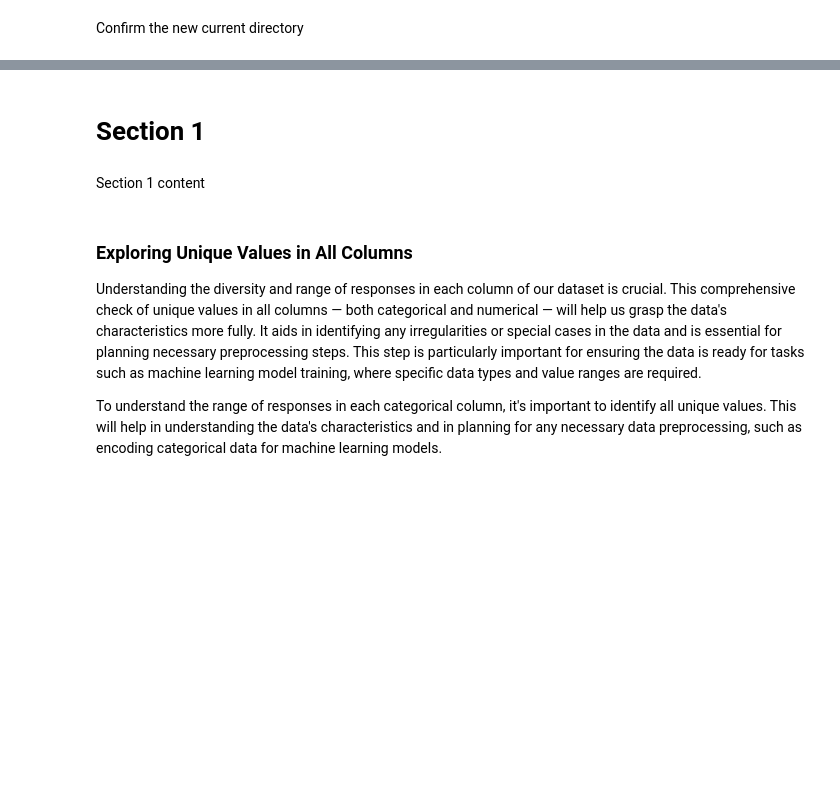
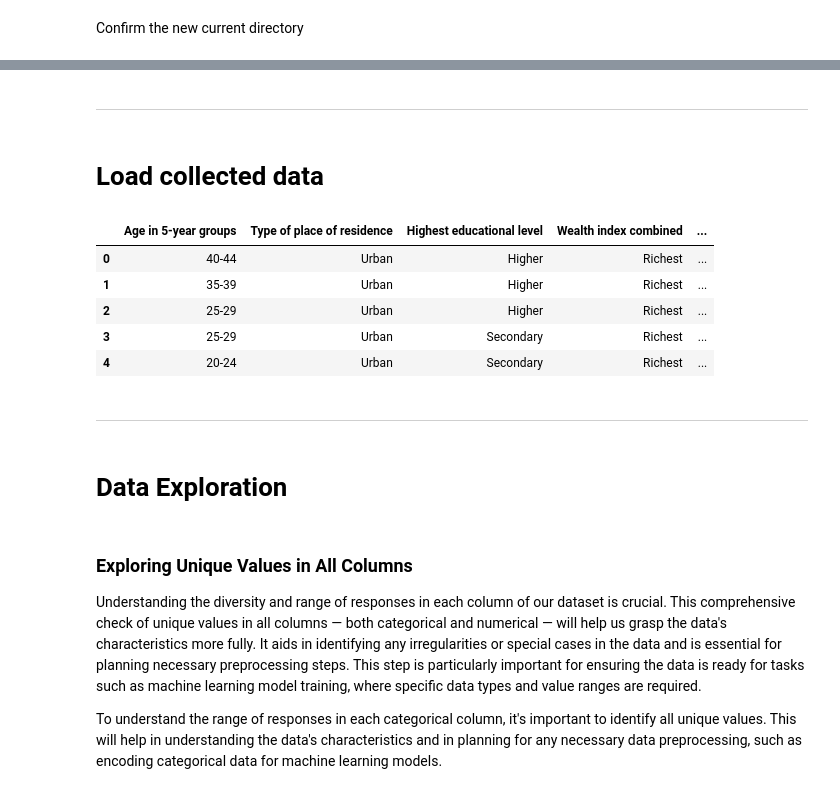
Before and after one commit to 1101712/ChildrenAnemiaRisk, a Jupyter notebook: jupyter_notebooks/DataPreprocessingCleaning.ipynb, the cells around one changed output, grey strips where cells are left out. Saved outputs shown, nothing was run; the diff lists cells and outputs as text; code cells hidden in the pictures; blank space fills up the shorter version.

```diff
--- a/jupyter_notebooks/DataPreprocessingCleaning.ipynb
+++ b/jupyter_notebooks/DataPreprocessingCleaning.ipynb
@@ -57,7 +63,23 @@ current_dir
 # %% [markdown]
-# Section 1
+---
-# %% [markdown]
-Section 1 content
+# %% [markdown]
+# Load collected data
+# %%
+import pandas as pd
+df_raw_path = "outputs/datasets/collection/ChildrenAnemia.csv"
+df = pd.read_csv(df_raw_path)
+df.head()
+# %% [output]
+|  | Age in 5-year groups | Type of place of residence | Highest educational level | Wealth index combined | ... |
+| 0 | 40-44 | Urban | Higher | Richest | ... |
+| 1 | 35-39 | Urban | Higher | Richest | ... |
+| 2 | 25-29 | Urban | Higher | Richest | ... |
+| 3 | 25-29 | Urban | Secondary | Richest | ... |
+| 4 | 20-24 | Urban | Secondary | Richest | ... |
+# %% [markdown]
+---
+# %% [markdown]
+# Data Exploration
 # %% [markdown]
 ### Exploring Unique Values in All Columns
 
```
Also changed, not shown: parts of 42 cells of this notebook, 3 other files.
